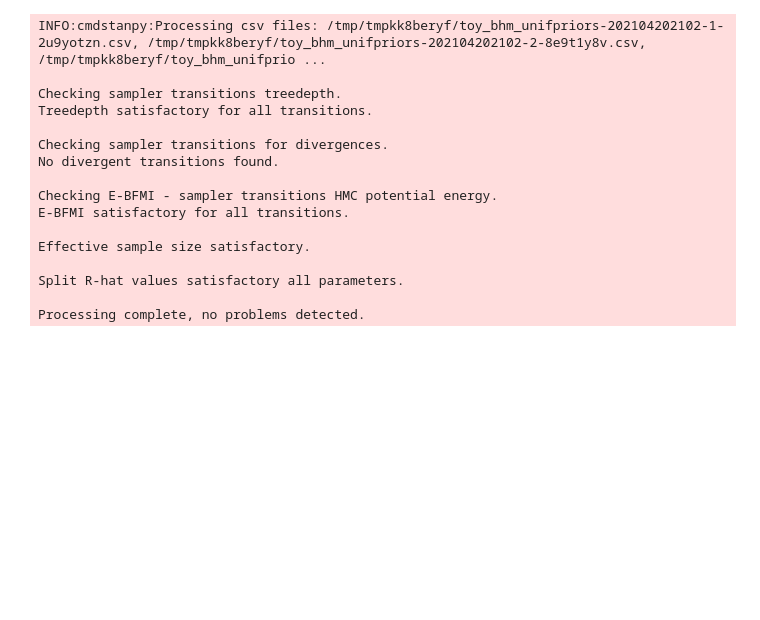
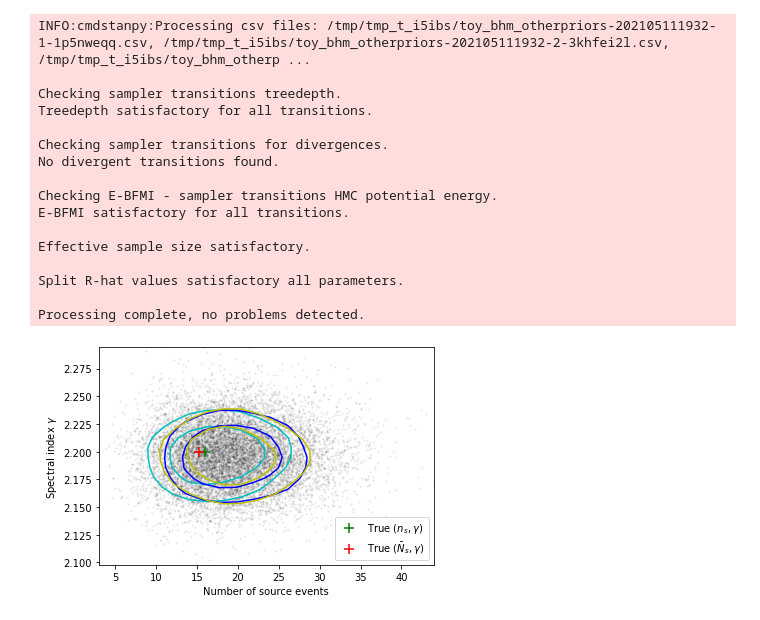
Before and after one commit to cescalara/nu_stats, a Jupyter notebook: examples/bhm_priors.ipynb, the cells around one changed output. Drawn from its saved outputs; the diff is of its cells as text; code cells hidden in the pictures; blank space fills up the shorter version.

```diff
--- a/examples/bhm_priors.ipynb
+++ b/examples/bhm_priors.ipynb
@@ -131,7 +119,7 @@ plt.show()
 # %%
-bhmup.print_diagnostic()
+bhmop.print_diagnostic()
 # %% [output]
-INFO:cmdstanpy:Processing csv files: /tmp/tmpkk8beryf/toy_bhm_unifpriors-202104202102-1-2u9yotzn.csv, /tmp/tmpkk8beryf/toy_bhm_unifpriors-202104202102-2-8e9t1y8v.csv, /tmp/tmpkk8beryf/toy_bhm_unifprio ...
+INFO:cmdstanpy:Processing csv files: /tmp/tmp_t_i5ibs/toy_bhm_otherpriors-202105111932-1-1p5nweqq.csv, /tmp/tmp_t_i5ibs/toy_bhm_otherpriors-202105111932-2-3khfei2l.csv, /tmp/tmp_t_i5ibs/toy_bhm_otherp ...
 
 Checking sampler transitions treedepth.
 Treedepth satisfactory for all transitions.
@@ -149,0 +140,23 @@ Processing complete, no problems detected.
+# %%
+cols=['c','m','b','y']
+fig, ax = plt.subplots()
+for i,bh in enumerate([bhm, bhmop, bhmup, bhmip]):
+    corner.hist2d(bh.fit.stan_variable('Nex_ps'),
+        bh.fit.stan_variable('gamma'),
+        smooth=True,
+        levels=(.39,.68),
+        plot_density = False,
+        #data_kwargs = {'label':'Stan chain samples'},
+        no_fill_contours = True,
+        contour_kwargs={'colors':cols[i], 'alpha':1}
+    )
+plt.scatter(sum(sim.labels==0),sim.truth['gamma'], s=100, marker='+', c='g', label='True $(n_s,\gamma)$')
+plt.scatter(sim.Nex_ps, sim.truth['gamma'],s=100 , marker='+', c='r', label = r'True $(\bar{N}_s,\gamma)$')
+plt.legend()
+plt.ylabel(r'Spectral index $\gamma$')
+plt.xlabel(r'Number of source events')
+
+# fig.set_size_inches((fig.get_size_inches()[0]*2,fig.get_size_inches()[1]*2))
+plt.show()
+# %% [output]
+[figure, added]
```
Also changed, not shown: parts of 12 cells of this notebook, 9 other files.
